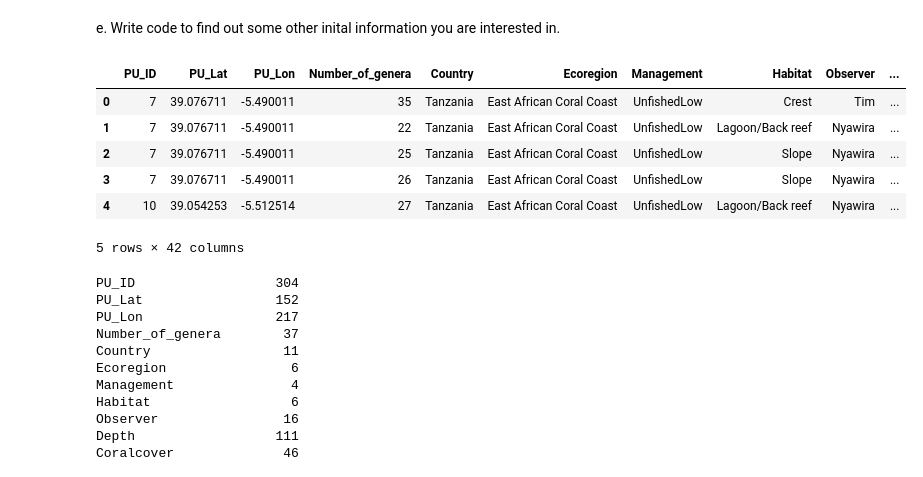
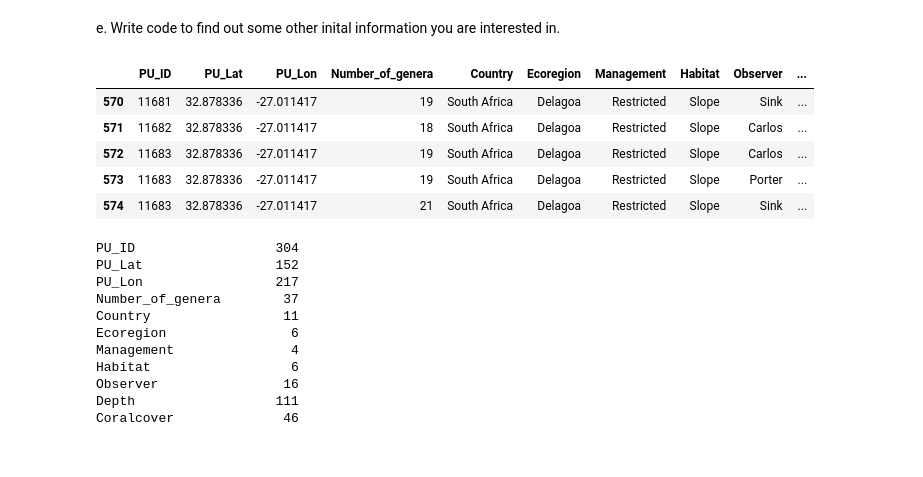
Before and after one commit to veronica-moran/eds220-hwk1, a Jupyter notebook: task2/hwk1-task2-corals.ipynb, the cells around one changed output. Saved outputs shown, nothing was run; the diff lists cells and outputs as text; code cells hidden in the pictures.

```diff
--- a/task2/hwk1-task2-corals.ipynb
+++ b/task2/hwk1-task2-corals.ipynb
@@ -55,3 +52,8 @@ coral_div = pd.read_csv('data/coral_data.csv')
+# %%
+import pandas as pd
+
+url = 'https://knb.ecoinformatics.org/knb/d1/mn/v2/object/urn%3Auuid%3Ae7d12a5a-f1a9-4a3e-aaa5-5222f67e799d'
+coral_div = pd.read_csv(url)
 # %% [markdown]
 <!-- END QUESTION -->
 
@@ -144,3 +143,8 @@ first_8_rows = coral_div.head(8)
+# %%
+#d
+# The output returns the 8 rows that are at the top of the dataframe. `.head()` by default returns the first 5 rows, and changing the number inside the () gives the desired number of rows
+pd.set_option("display.max_columns", None) # Displays all columns in the dataframe
+first_8_rows = coral_div.head(8)
 # %%
 # View the dataframe
 first_8_rows
@@ -165,14 +168,13 @@ q3_d results: All test cases passed!
 e. Write code to find out some other inital information you are interested in.
 # %%
 # e
-# Showing the last 5 rows of the dataset
-coral_div.head(5)
+# Returns the last 5 rows of the dataset
+coral_div.tail(5)
 # %% [output]
 |  | PU_ID | PU_Lat | PU_Lon | Number_of_genera | Country | Ecoregion | Management | Habitat | Observer | ... |
-| 0 | 7 | 39.076711 | -5.490011 | 35 | Tanzania | East African Coral Coast | UnfishedLow | Crest | Tim | ... |
-| 1 | 7 | 39.076711 | -5.490011 | 22 | Tanzania | East African Coral Coast | UnfishedLow | Lagoon/Back reef | Nyawira | ... |
-| 2 | 7 | 39.076711 | -5.490011 | 25 | Tanzania | East African Coral Coast | UnfishedLow | Slope | Nyawira | ... |
-| 3 | 7 | 39.076711 | -5.490011 | 26 | Tanzania | East African Coral Coast | UnfishedLow | Slope | Nyawira | ... |
-| 4 | 10 | 39.054253 | -5.512514 | 27 | Tanzania | East African Coral Coast | UnfishedLow | Lagoon/Back reef | Nyawira | ... |
+| 570 | 11681 | 32.878336 | -27.011417 | 19 | South Africa | Delagoa | Restricted | Slope | Sink | ... |
+| 571 | 11682 | 32.878336 | -27.011417 | 18 | South Africa | Delagoa | Restricted | Slope | Carlos | ... |
+| 572 | 11683 | 32.878336 | -27.011417 | 19 | South Africa | Delagoa | Restricted | Slope | Carlos | ... |
+| 573 | 11683 | 32.878336 | -27.011417 | 19 | South Africa | Delagoa | Restricted | Slope | Porter | ... |
+| 574 | 11683 | 32.878336 | -27.011417 | 21 | South Africa | Delagoa | Restricted | Slope | Sink | ... |
-5 rows × 42 columns
 # %%
```
Also changed, not shown: parts of 23 cells of this notebook.
